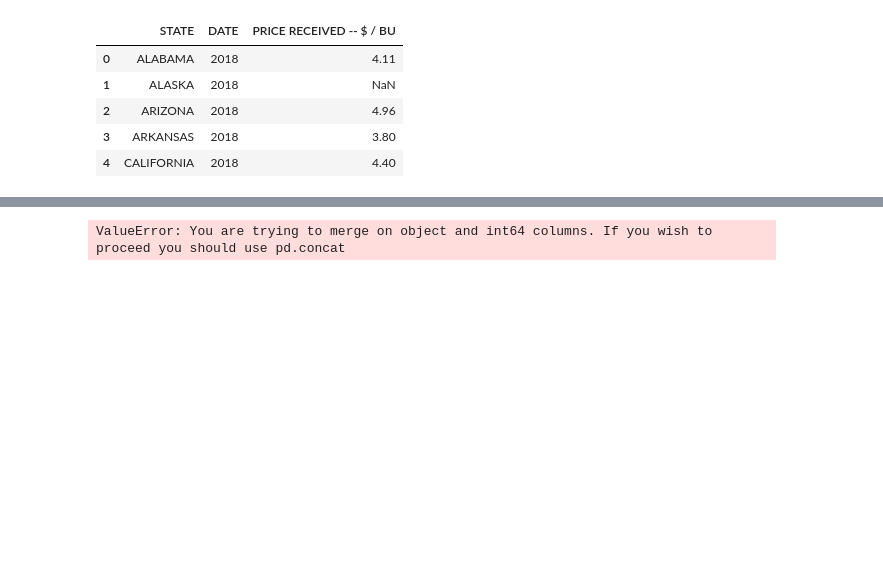
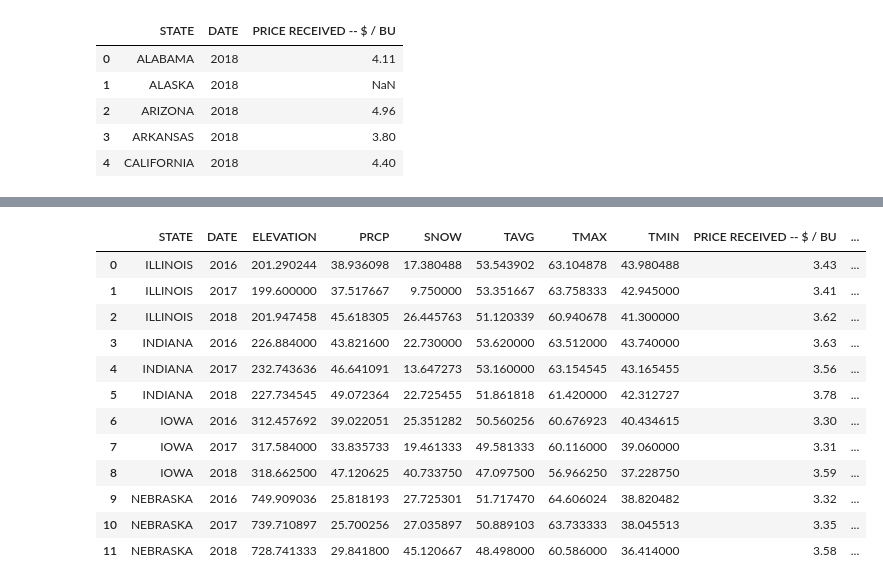
Before and after one commit to millert1023/Project-1---Corn-v.-Weather, a Jupyter notebook: Corn.ipynb, the cells around one changed output, grey strips where cells are left out. Drawn from its saved outputs; the diff is of its cells as text; code cells hidden in the pictures; blank space fills up the shorter version.

```diff
--- a/Corn.ipynb
+++ b/Corn.ipynb
@@ -169,0 +216,3 @@ dtype: object
+# %%
+corn_pro_df = pd.merge(corn_pr_ear_df,corn_prod_price_df,  how='left', left_on=['STATE', 'DATE'], right_on=["STATE", "DATE"])
+corn_pro_df.head()
@@ -169,0 +226,4 @@ dtype: object
+# %%
+corn_prod = "../Project-1---Corn-v.-Weather/Corn_production_2016to2018.csv"
+corn_prod_df = pd.read_csv(corn_prod)
+corn_prod_df.head()
@@ -169,0 +237,3 @@ dtype: object
+# %%
+corn_prod_df = corn_prod_df.dropna()
+corn_prod_df.head()
@@ -169,0 +247,3 @@ dtype: object
+# %%
+corn_production_df = pd.merge(corn_pro_df,corn_prod_df,  how='left', left_on=['STATE', 'DATE'], right_on=["STATE", "DATE"])
+corn_pro_df.head()
@@ -170,4 +257,17 @@ dtype: object
 # %%
-corn_df = pd.merge(state_weather,corn_price_pd [["STATE","DATE"]],  how='left', left_on=['STATE'], right_on=["DATE"])
+corn_df = pd.merge(state_weather,corn_production_df,  how='left', left_on=['STATE', 'DATE'], right_on=["STATE", "DATE"])
+corn_df.head(20)
 # %% [output]
-ValueError: You are trying to merge on object and int64 columns. If you wish to proceed you should use pd.concat
+|  | STATE | DATE | ELEVATION | PRCP | SNOW | TAVG | TMAX | TMIN | PRICE RECEIVED -- $ / BU | ... |
+| 0 | ILLINOIS | 2016 | 201.290244 | 38.936098 | 17.380488 | 53.543902 | 63.104878 | 43.980488 | 3.43 | ... |
+| 1 | ILLINOIS | 2017 | 199.600000 | 37.517667 | 9.750000 | 53.351667 | 63.758333 | 42.945000 | 3.41 | ... |
+| 2 | ILLINOIS | 2018 | 201.947458 | 45.618305 | 26.445763 | 51.120339 | 60.940678 | 41.300000 | 3.62 | ... |
+| 3 | INDIANA | 2016 | 226.884000 | 43.821600 | 22.730000 | 53.620000 | 63.512000 | 43.740000 | 3.63 | ... |
+| 4 | INDIANA | 2017 | 232.743636 | 46.641091 | 13.647273 | 53.160000 | 63.154545 | 43.165455 | 3.56 | ... |
+| 5 | INDIANA | 2018 | 227.734545 | 49.072364 | 22.725455 | 51.861818 | 61.420000 | 42.312727 | 3.78 | ... |
+| 6 | IOWA | 2016 | 312.457692 | 39.022051 | 25.351282 | 50.560256 | 60.676923 | 40.434615 | 3.30 | ... |
+| 7 | IOWA | 2017 | 317.584000 | 33.835733 | 19.461333 | 49.581333 | 60.116000 | 39.060000 | 3.31 | ... |
+| 8 | IOWA | 2018 | 318.662500 | 47.120625 | 40.733750 | 47.097500 | 56.966250 | 37.228750 | 3.59 | ... |
+| 9 | NEBRASKA | 2016 | 749.909036 | 25.818193 | 27.725301 | 51.717470 | 64.606024 | 38.820482 | 3.32 | ... |
+| 10 | NEBRASKA | 2017 | 739.710897 | 25.700256 | 27.035897 | 50.889103 | 63.733333 | 38.045513 | 3.35 | ... |
+| 11 | NEBRASKA | 2018 | 728.741333 | 29.841800 | 45.120667 | 48.498000 | 60.586000 | 36.414000 | 3.58 | ... |
```
Also changed, not shown: parts of 19 cells of this notebook, 4 other files.
